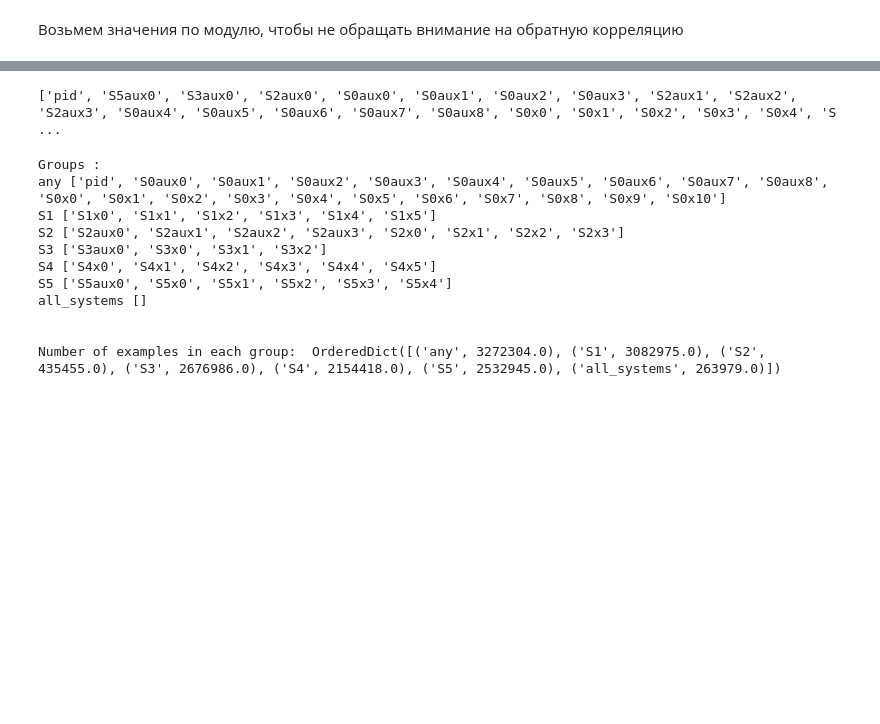
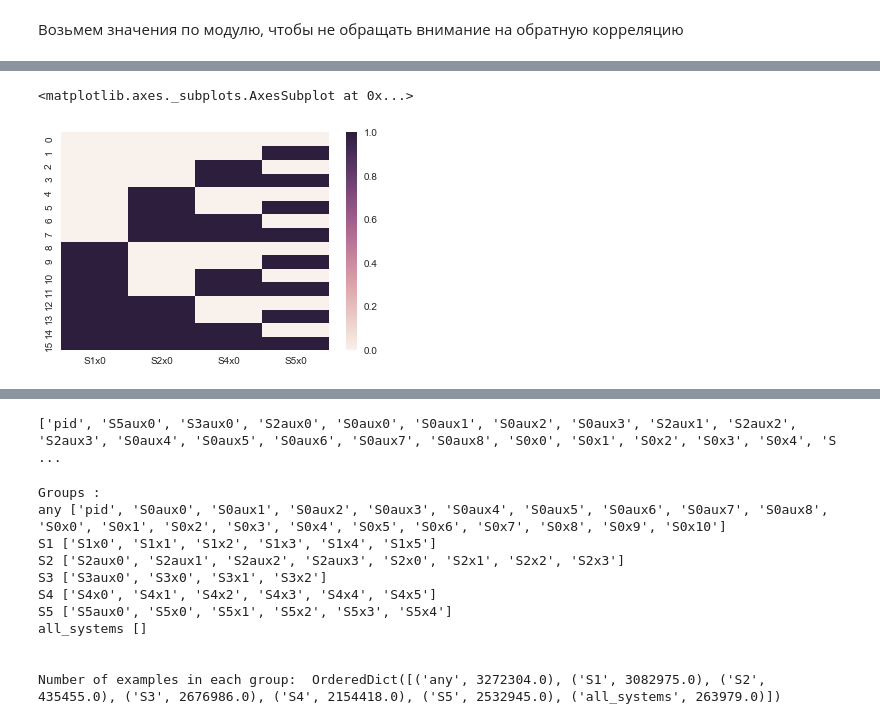
Before and after one commit to weissercn/LHCb_PID_Compression, a Jupyter notebook: Prepare.ipynb, the cells around one changed output, grey strips where cells are left out. Drawn from its saved outputs; the diff is of its cells as text; code cells hidden in the pictures; blank space fills up the shorter version.

```diff
--- a/Prepare.ipynb
+++ b/Prepare.ipynb
@@ -127,0 +442,6 @@ sns.heatmap(corr.loc[list(tmp.keys()) + sorted_keys, list(tmp.keys()) + sorted_k
+# %%
+cur_vars = ['S1x0', 'S2x0', 'S4x0', 'S5x0']
+sns.heatmap(df_miss_unique[cur_vars].drop_duplicates().sort_values(cur_vars, axis=0).reset_index(drop=True))
+# %% [output]
+<matplotlib.axes._subplots.AxesSubplot at 0x...>
+[figure, added]
```
Also changed, not shown: parts of 67 cells of this notebook.
